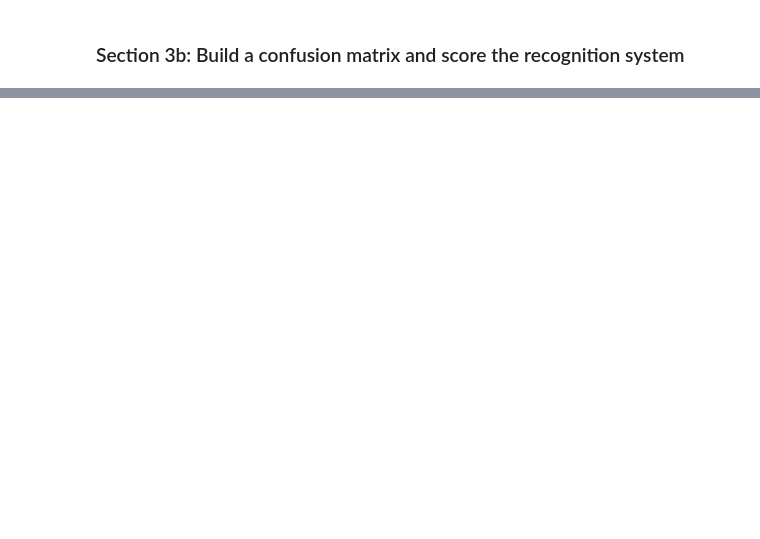
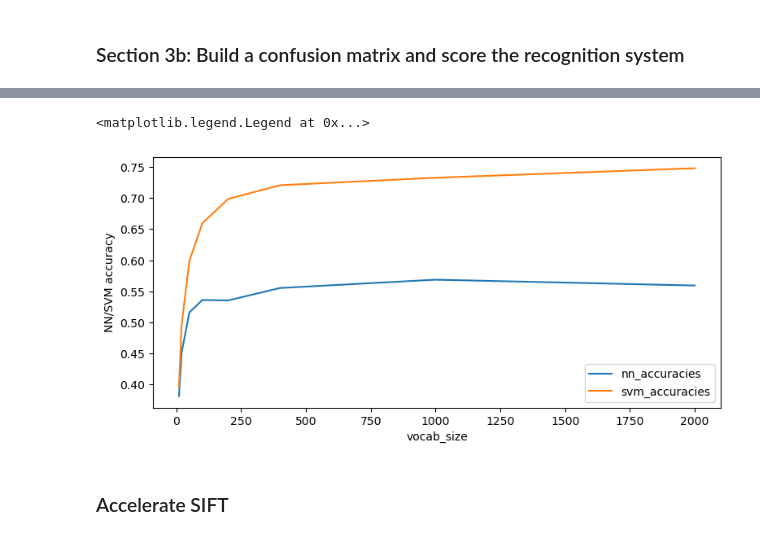
Before and after one commit to wanteatfruit/CS308-CV-Assignments, a Jupyter notebook: Assignment3/Assignment3_code/mycode/assignment3.ipynb, the cells around one changed output, grey strips where cells are left out. Drawn from its saved outputs; the diff is of its cells as text; code cells hidden in the pictures; blank space fills up the shorter version.

```diff
--- a/Assignment3/Assignment3_code/mycode/assignment3.ipynb
+++ b/Assignment3/Assignment3_code/mycode/assignment3.ipynb
@@ -159,0 +233,31 @@ show_results(train_image_paths, test_image_paths, train_labels, test_labels, cat
+# %%
+sizes = [10, 20, 50, 100, 200, 400, 1000,2000] # use different vocab size and check performance
+nn_accuracies = []
+svm_accuracies = []
+for s in sizes:
+    print(f'using vocab size {s}')
+    vocab_filename = f'vocab_{s}.pkl'
+    if not osp.isfile(vocab_filename):
+        vocab = sc.build_vocabulary(train_image_paths, s)
+        with open(vocab_filename, 'wb') as f:
+            pickle.dump(vocab, f)
+    train_image_feats = sc.get_bags_of_sifts(train_image_paths, vocab_filename)
+    test_image_feats = sc.get_bags_of_sifts(test_image_paths, vocab_filename)
+    # using NN
+    predicted_categories_nn = sc.nearest_neighbor_classify(train_image_feats, train_labels, test_image_feats)
+    predicted_categories_svm = sc.svm_classify(train_image_feats, train_labels, test_image_feats)
+    nn_accuracies.append(get_accuracy(test_labels,predicted_categories_nn))
+    svm_accuracies.append(get_accuracy(test_labels, predicted_categories_svm))
+nn_accuracies, svm_accuracies
+# %%
+fig, ax = plt.subplots(1,1,figsize=(9,4))
+ax.plot(sizes,nn_accuracies)
+ax.plot(sizes, svm_accuracies)
+ax.set_xlabel("vocab_size")
+ax.set_ylabel("NN/SVM accuracy")
+ax.legend(['nn_accuracies','svm_accuracies'])
+# %% [output]
+<matplotlib.legend.Legend at 0x...>
+[figure, added]
+# %% [markdown]
+### Accelerate SIFT
```
Also changed, not shown: parts of 15 cells of this notebook, 11 other files.
